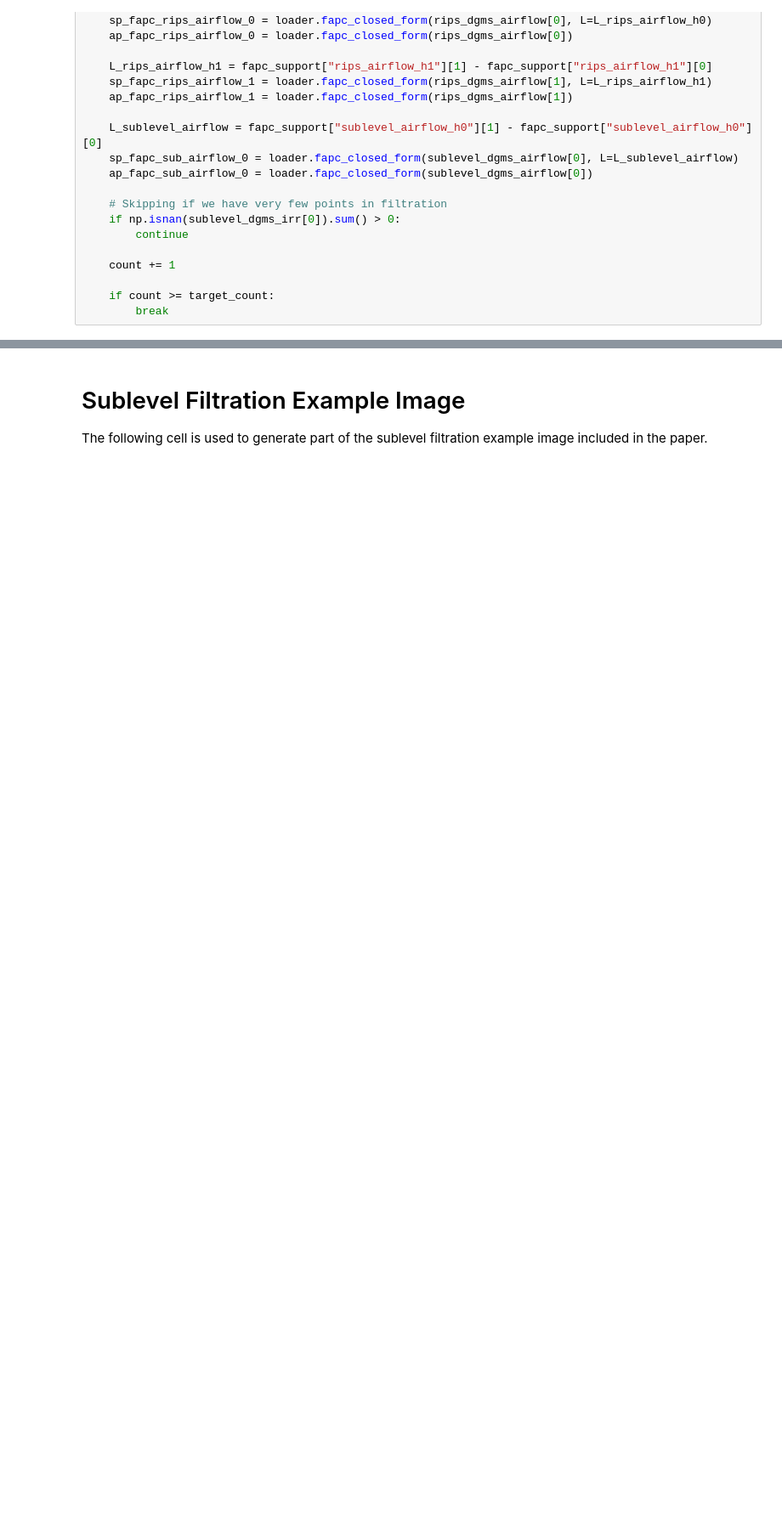
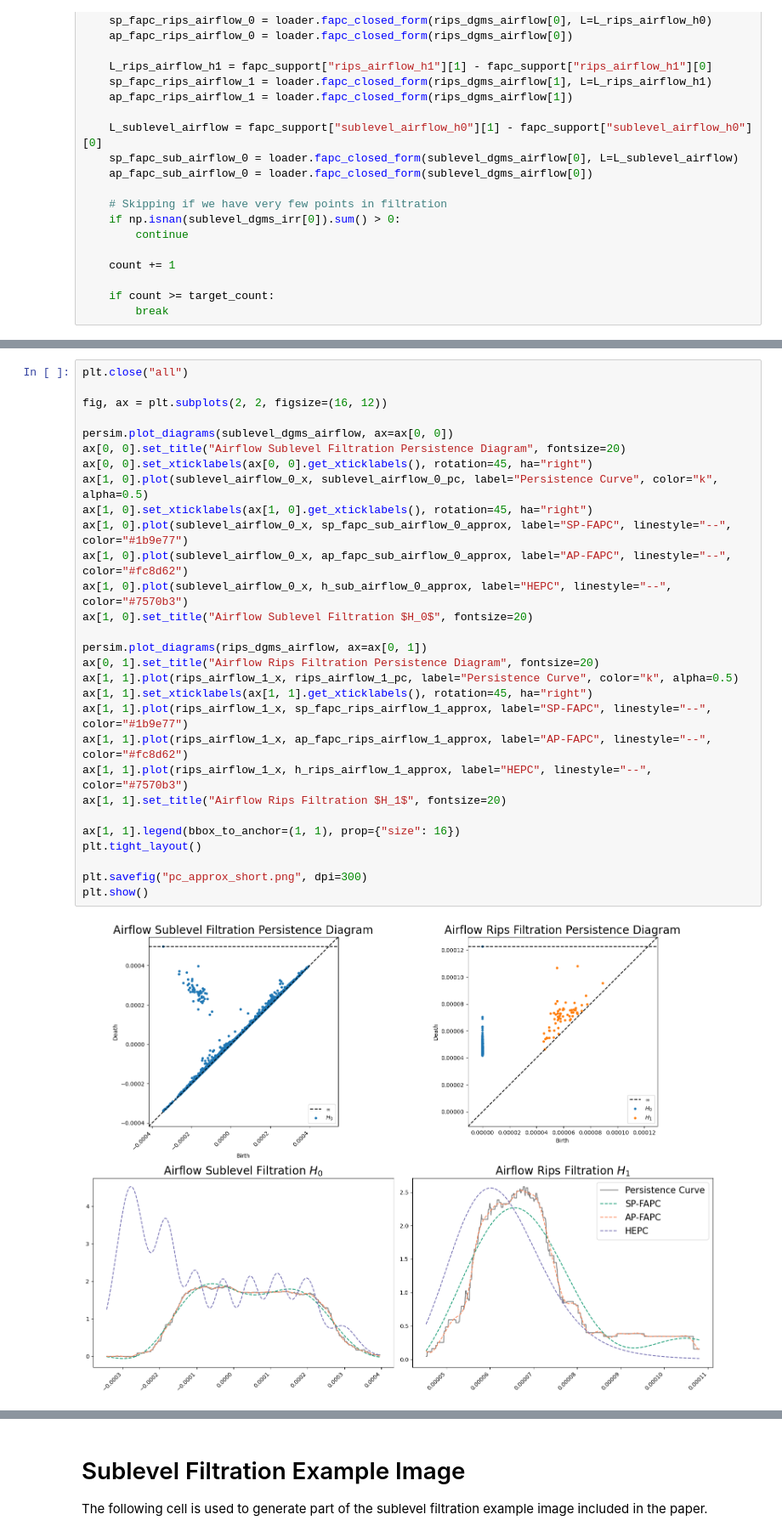
Before and after one commit to shashankmanjunath/tda_sleep_staging, a Jupyter notebook: images.ipynb, the cells around one changed output, grey strips where cells are left out. Shown at 85% size. Saved outputs shown, nothing was run; the diff lists cells and outputs as text; blank space fills up the shorter version.

```diff
--- a/images.ipynb
+++ b/images.ipynb
@@ -427,3 +495,34 @@ Some extra images not included in the paper can be generated from the following
+# %%
+plt.close("all")
+
+fig, ax = plt.subplots(2, 2, figsize=(16, 12))
+
+persim.plot_diagrams(sublevel_dgms_airflow, ax=ax[0, 0])
+ax[0, 0].set_title("Airflow Sublevel Filtration Persistence Diagram", fontsize=20)
+ax[0, 0].set_xticklabels(ax[0, 0].get_xticklabels(), rotation=45, ha="right")
+ax[1, 0].plot(sublevel_airflow_0_x, sublevel_airflow_0_pc, label="Persistence Curve", color="k", alpha=0.5)
+ax[1, 0].set_xticklabels(ax[1, 0].get_xticklabels(), rotation=45, ha="right")
+ax[1, 0].plot(sublevel_airflow_0_x, sp_fapc_sub_airflow_0_approx, label="SP-FAPC", linestyle="--", color="#1b9e77")
+ax[1, 0].plot(sublevel_airflow_0_x, ap_fapc_sub_airflow_0_approx, label="AP-FAPC", linestyle="--", color="#fc8d62")
+ax[1, 0].plot(sublevel_airflow_0_x, h_sub_airflow_0_approx, label="HEPC", linestyle="--", color="#7570b3")
+ax[1, 0].set_title("Airflow Sublevel Filtration $H_0$", fontsize=20)
+
+persim.plot_diagrams(rips_dgms_airflow, ax=ax[0, 1])
+ax[0, 1].set_title("Airflow Rips Filtration Persistence Diagram", fontsize=20)
+ax[1, 1].plot(rips_airflow_1_x, rips_airflow_1_pc, label="Persistence Curve", color="k", alpha=0.5)
+ax[1, 1].set_xticklabels(ax[1, 1].get_xticklabels(), rotation=45, ha="right")
+ax[1, 1].plot(rips_airflow_1_x, sp_fapc_rips_airflow_1_approx, label="SP-FAPC", linestyle="--", color="#1b9e77")
+ax[1, 1].plot(rips_airflow_1_x, ap_fapc_rips_airflow_1_approx, label="AP-FAPC", linestyle="--", color="#fc8d62")
+ax[1, 1].plot(rips_airflow_1_x, h_rips_airflow_1_approx, label="HEPC", linestyle="--", color="#7570b3")
+ax[1, 1].set_title("Airflow Rips Filtration $H_1$", fontsize=20)
+
+ax[1, 1].legend(bbox_to_anchor=(1, 1), prop={"size": 16})
+plt.tight_layout()
+
+plt.savefig("pc_approx_short.png", dpi=300)
+plt.show()
+# %% [output]
+[figure, added]
 # %%
 # Image of Instantaneous Respiratory Rate from Airflow signal
 data_select = data_arr[0, :int(sfreq*90)].squeeze()
```
Also changed, not shown: parts of 9 cells of this notebook, 5 other files.
